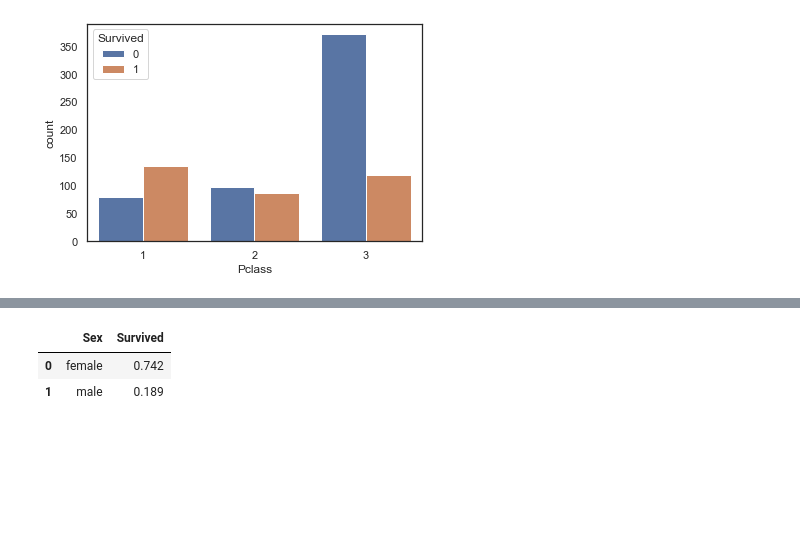
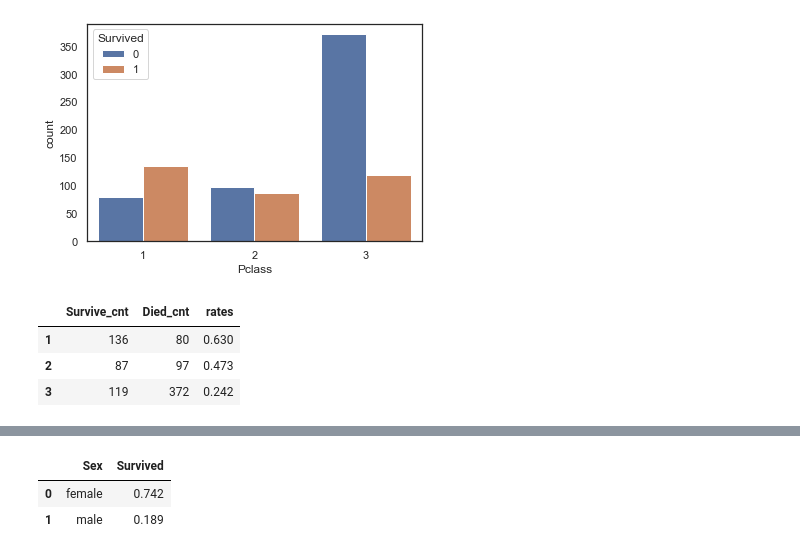
Before and after one commit to morpheus9631/titanic, a Jupyter notebook: ipynb/EDA_v3.02.ipynb, the cells around one changed output, grey strips where cells are left out. Drawn from its saved outputs; the diff is of its cells as text; code cells hidden in the pictures; blank space fills up the shorter version.

```diff
--- a/ipynb/EDA_v3.02.ipynb
+++ b/ipynb/EDA_v3.02.ipynb
@@ -113,6 +113,20 @@ display(df_data[[col_name, 'Survived']].groupby([col_name], as_index=False).mean
 | 1 | 2 | 0.473 |
 | 2 | 3 | 0.242 |
 [figure]
+# %%
+df_data = pd.DataFrame({
+    'Survive_cnt': df_train.Pclass[df_train.Survived==1].value_counts(),
+    'Died_cnt': df_train.Pclass[df_train.Survived==0].value_counts(),
+    'rates':
+})
+# df_data['rates'] = (df_data['Survive_cnt'] / (df_data['Survive_cnt'] + df_data['Died_cnt'])).round(3)
+
+display(df_data)
+# %% [output]
+|  | Survive_cnt | Died_cnt | rates |
+| 1 | 136 | 80 | 0.630 |
+| 2 | 87 | 97 | 0.473 |
+| 3 | 119 | 372 | 0.242 |
 # %%
 df_data = df_train.groupby(['Pclass', 'Survived']).size().reset_index()
 df_plot = df_data.pivot(index='Pclass', columns='Survived', values=0)
```
Also changed, not shown: parts of 2 cells of this notebook.
